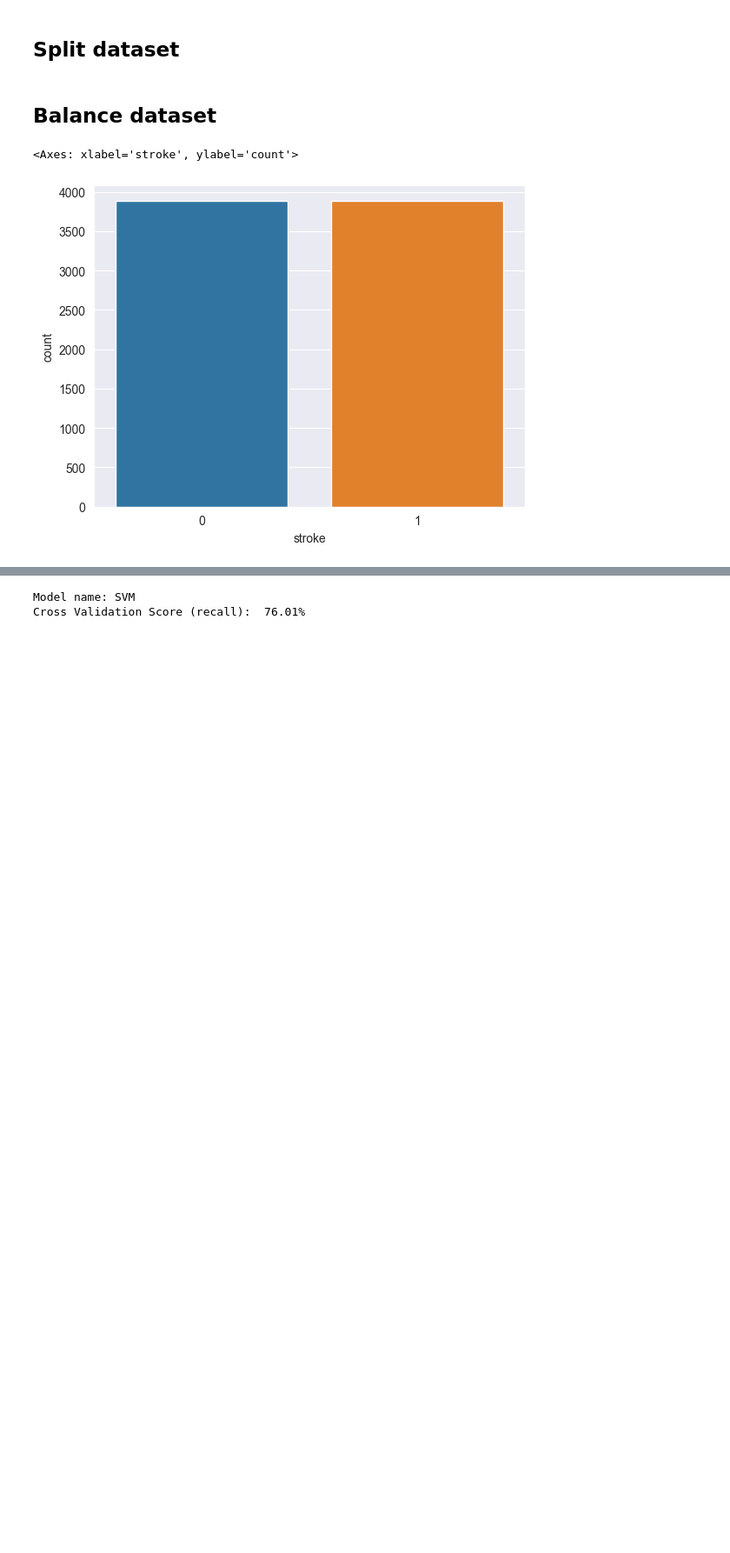
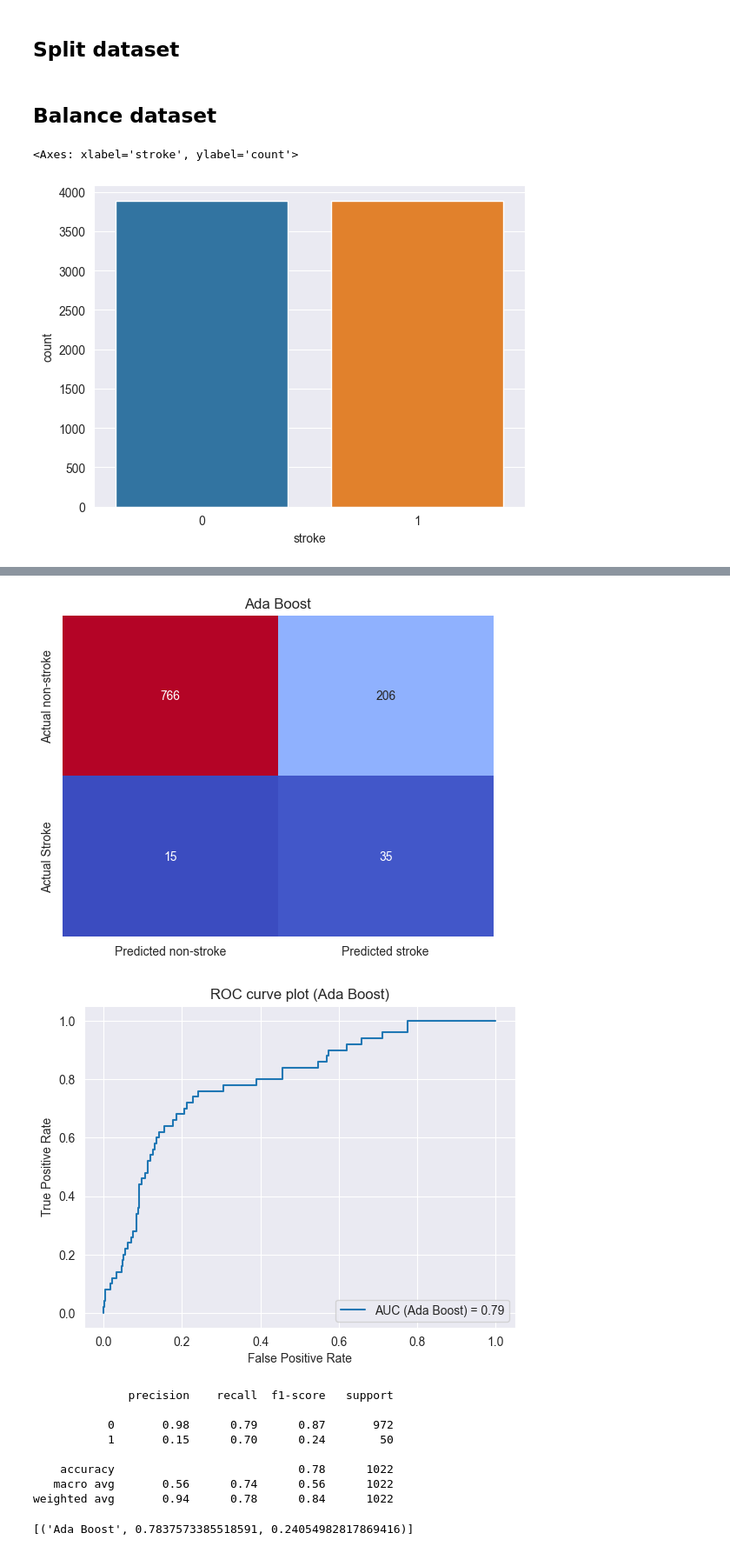
Before and after one commit to Oleh2506/StrokePrediction, a Jupyter notebook: preprocess_data.ipynb, the cells around one changed output, grey strips where cells are left out. Shown at 87% size. Cells and saved outputs as stored; diff of their text form; code cells hidden in the pictures; blank space fills up the shorter version.

Commit message:
added AdaBoost tuning

```diff
--- a/preprocess_data.ipynb
+++ b/preprocess_data.ipynb
@@ -341,5 +341,2 @@ weighted avg       0.94      0.69      0.78      1022
 # %%
-cross_validate(X, y, [('SVM', model)])
+# cross_validate(X, y, [('SVM', model)])
-# %% [output]
-Model name: SVM
-Cross Validation Score (recall):  76.01%
@@ -345,0 +352,16 @@ Cross Validation Score (recall):  76.01%
+# %%
+model = AdaBoostClassifier(estimator = LogisticRegression(), n_estimators = 20, learning_rate = 1.04, algorithm = 'SAMME.R')
+
+test_models(X_train, y_train, X_test, y_test, [('Ada Boost', model)])
+# %% [output]
+[figure, added]
+[figure, added]
+              precision    recall  f1-score   support
+
+           0       0.98      0.79      0.87       972
+           1       0.15      0.70      0.24        50
+
+    accuracy                           0.78      1022
+   macro avg       0.56      0.74      0.56      1022
+weighted avg       0.94      0.78      0.84      1022
+[('Ada Boost', 0.7837573385518591, 0.24054982817869416)]
```
Also changed, not shown: parts of 8 cells of this notebook.
